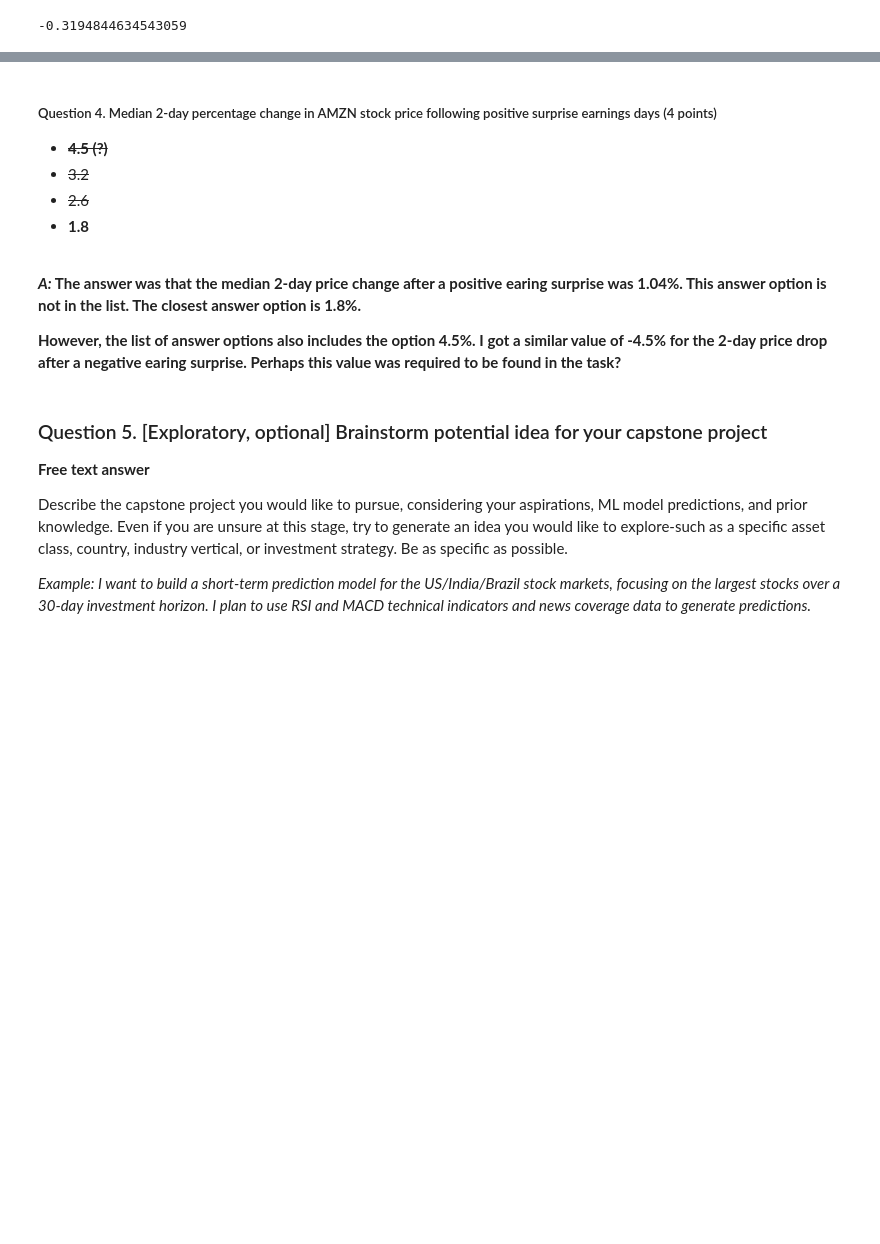
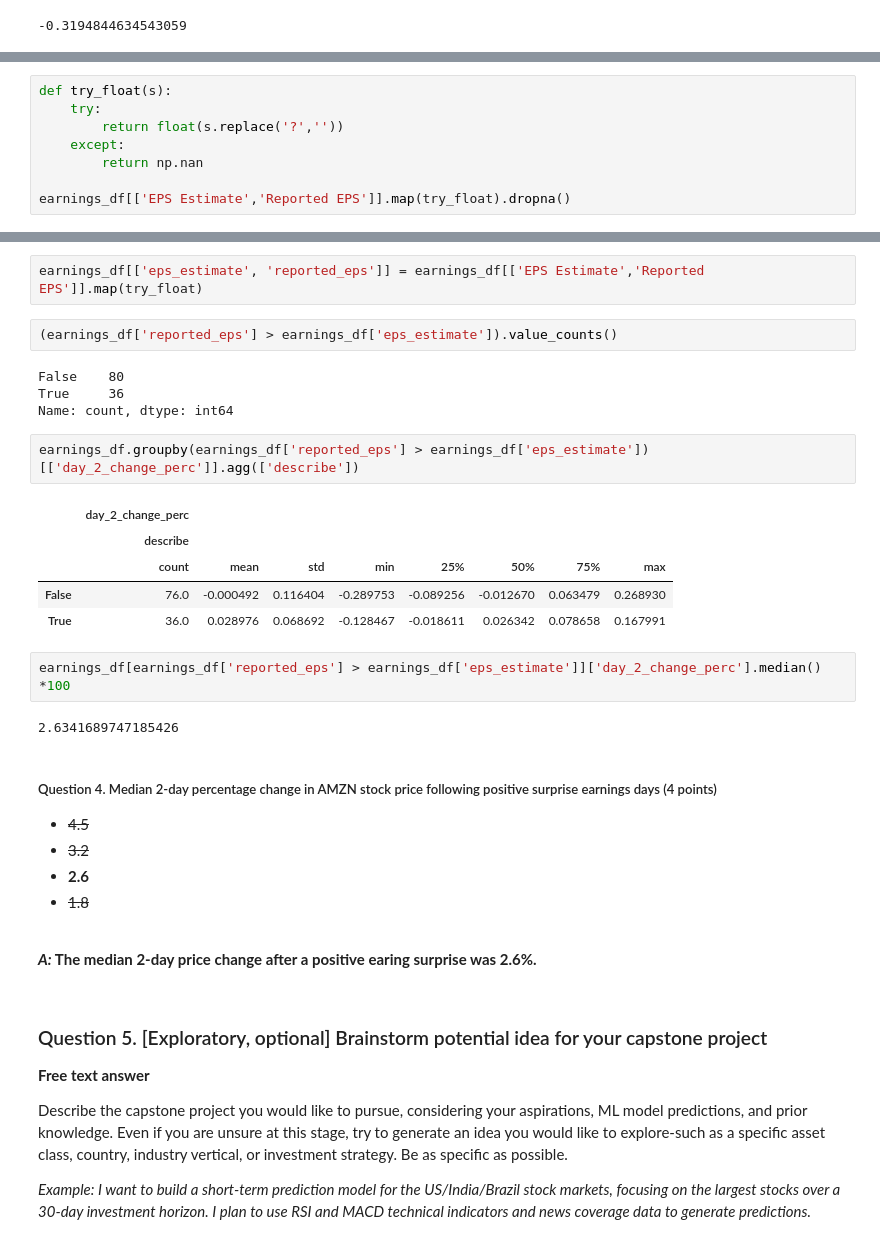
Before and after one commit to i-azztec/stock-markets-analytics-zoomcamp-homework, a Jupyter notebook: homework-1/homework-1.ipynb, the cells around one changed output, grey strips where cells are left out. Saved outputs shown, nothing was run; the diff lists cells and outputs as text; blank space fills up the shorter version.

```diff
--- a/homework-1/homework-1.ipynb
+++ b/homework-1/homework-1.ipynb
@@ -1029,0 +1050,8 @@ earnings_df['day_2_change_perc'].median() * 100
+# %%
+def try_float(s):
+    try:
+        return float(s.replace('?',''))
+    except:
+        return np.nan
+
+earnings_df[['EPS Estimate','Reported EPS']].map(try_float).dropna()
@@ -1030,26 +1072,37 @@ earnings_df['day_2_change_perc'].median() * 100
+# %%
+earnings_df[['eps_estimate', 'reported_eps']] = earnings_df[['EPS Estimate','Reported EPS']].map(try_float)
+# %%
+(earnings_df['reported_eps'] > earnings_df['eps_estimate']).value_counts()
+# %% [output]
+False    80
+True     36
+Name: count, dtype: int64
+# %%
+earnings_df.groupby(earnings_df['reported_eps'] > earnings_df['eps_estimate'])[['day_2_change_perc']].agg(['describe'])
+# %% [output]
+|  | day_2_change_perc |  |  |  |  |  |  |  |
+|  | describe |  |  |  |  |  |  |  |
+|  | count | mean | std | min | 25% | 50% | 75% | max |
+| False | 76.0 | -0.000492 | 0.116404 | -0.289753 | -0.089256 | -0.012670 | 0.063479 | 0.268930 |
+| True | 36.0 | 0.028976 | 0.068692 | -0.128467 | -0.018611 | 0.026342 | 0.078658 | 0.167991 |
+# %%
+earnings_df[earnings_df['reported_eps'] > earnings_df['eps_estimate']]['day_2_change_perc'].median() *100
+# %% [output]
+2.6341689747185426
 # %% [markdown]
 ##### Question 4. Median 2-day percentage change in AMZN stock price following positive surprise earnings days (4 points)
-* ~~**4.5 (?)**~~
+* ~~4.5~~
 * ~~3.2~~
-* ~~2.6~~
-* **1.8**
+* **2.6**
+* ~~1.8~~
 # %% [markdown]
 <p>
 <strong>
 
-*A:* The answer was that the median 2-day price change after a positive earing surprise was 1.04%.
-This answer option is not in the list. The closest answer option is 1.8%.
+*A:* The median 2-day price change after a positive earing surprise was 2.6%.
 
 </strong>
 </p>
-
-<p>
-<strong>
-However, the list of answer options also includes the option 4.5%.
-I got a similar value of -4.5% for the 2-day price drop after a negative earing surprise.
-Perhaps this value was required to be found in the task?
-</strong>
-</p>
 # %% [markdown]
 ### Question 5.  [Exploratory, optional] Brainstorm potential idea for your capstone project
 
```
Also changed, not shown: parts of 7 cells of this notebook.
